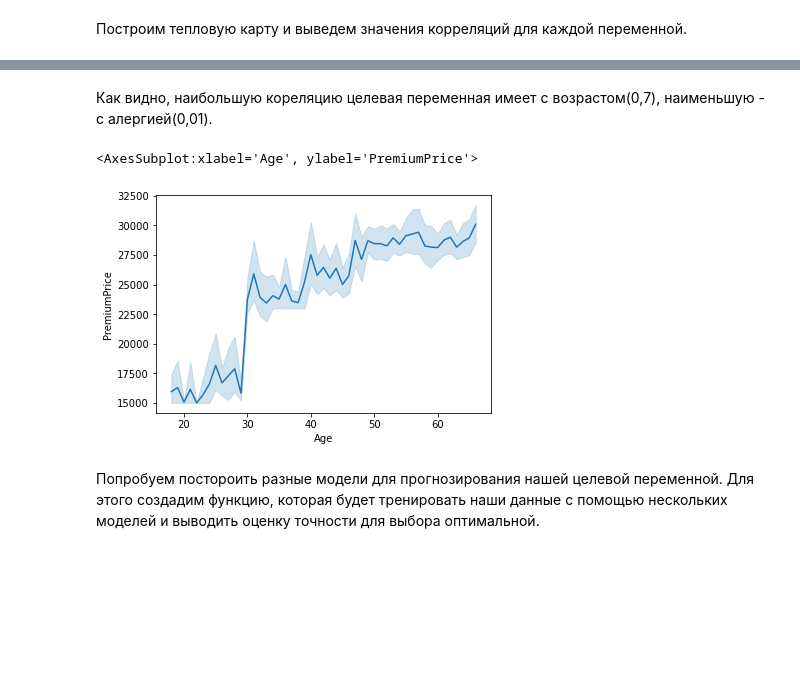
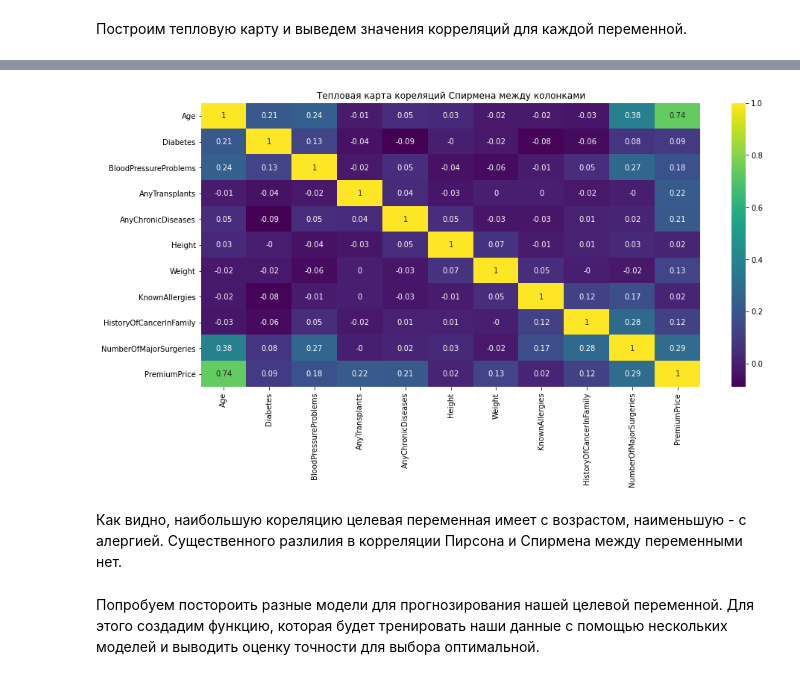
Before and after one commit to Tamila2111/Main_academy_final_project, a Jupyter notebook: final_proekt.ipynb, the cells around one changed output, grey strips where cells are left out. Saved outputs shown, nothing was run; the diff lists cells and outputs as text; code cells hidden in the pictures; blank space fills up the shorter version.

```diff
--- a/final_proekt.ipynb
+++ b/final_proekt.ipynb
@@ -115,10 +115,12 @@ plt.show()
+# %%
+fig, axes = plt.subplots(figsize=(15,7))
+sns.heatmap(df.corr('spearman').round(2), annot=True, cmap='viridis')
+plt.title("Тепловая карта кореляций Спирмена между колонками")
+plt.show()
+# %% [output]
+[figure, added]
 # %% [markdown]
-Как видно, наибольшую кореляцию целевая переменная имеет с возрастом(0,7), наименьшую - с алергией(0,01).
+Как видно, наибольшую кореляцию целевая переменная имеет с возрастом, наименьшую - с алергией. Существенного разлилия в корреляции Пирсона и Спирмена между переменными нет.
-# %%
-sns.lineplot(x=df.Age,y=df.PremiumPrice)
-# %% [output]
-<AxesSubplot:xlabel='Age', ylabel='PremiumPrice'>
-[figure, removed]
 # %% [markdown]
 Попробуем постороить разные модели для прогнозирования нашей целевой переменной.
 Для этого создадим функцию, которая будет тренировать наши данные с помощью нескольких моделей и выводить оценку точности для выбора оптимальной.
```
Also changed, not shown: parts of 23 cells of this notebook, 1 other file.
